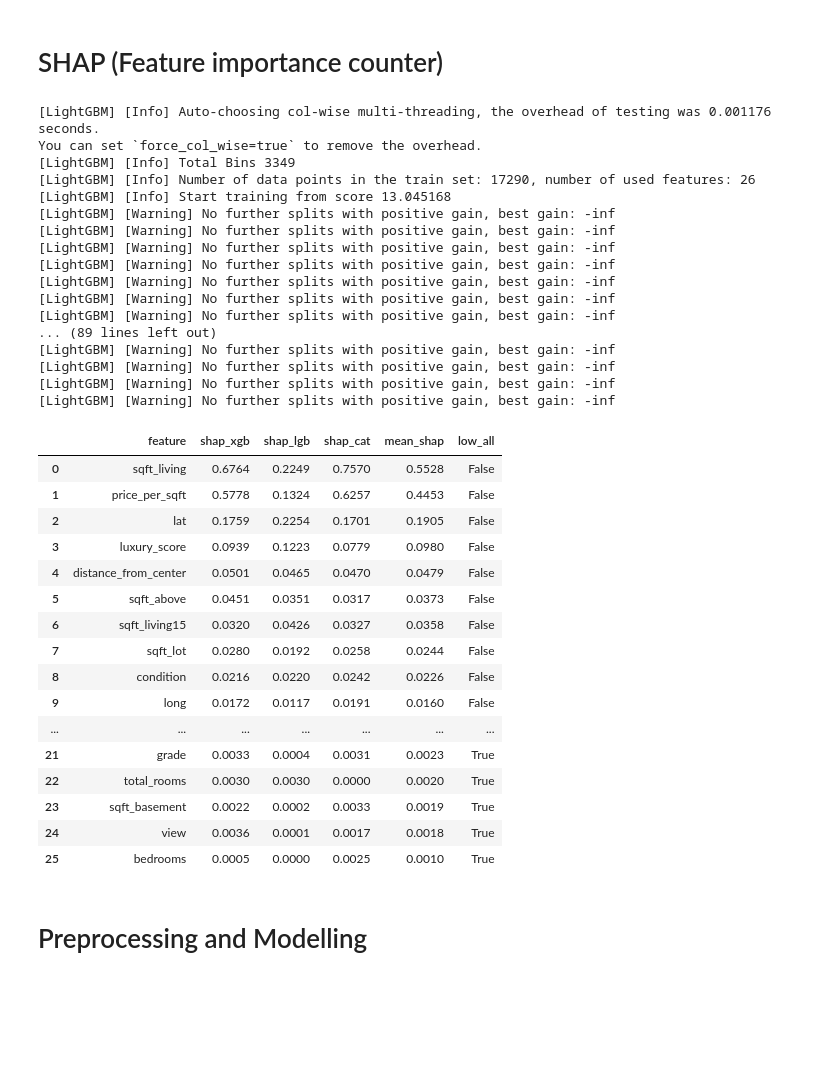
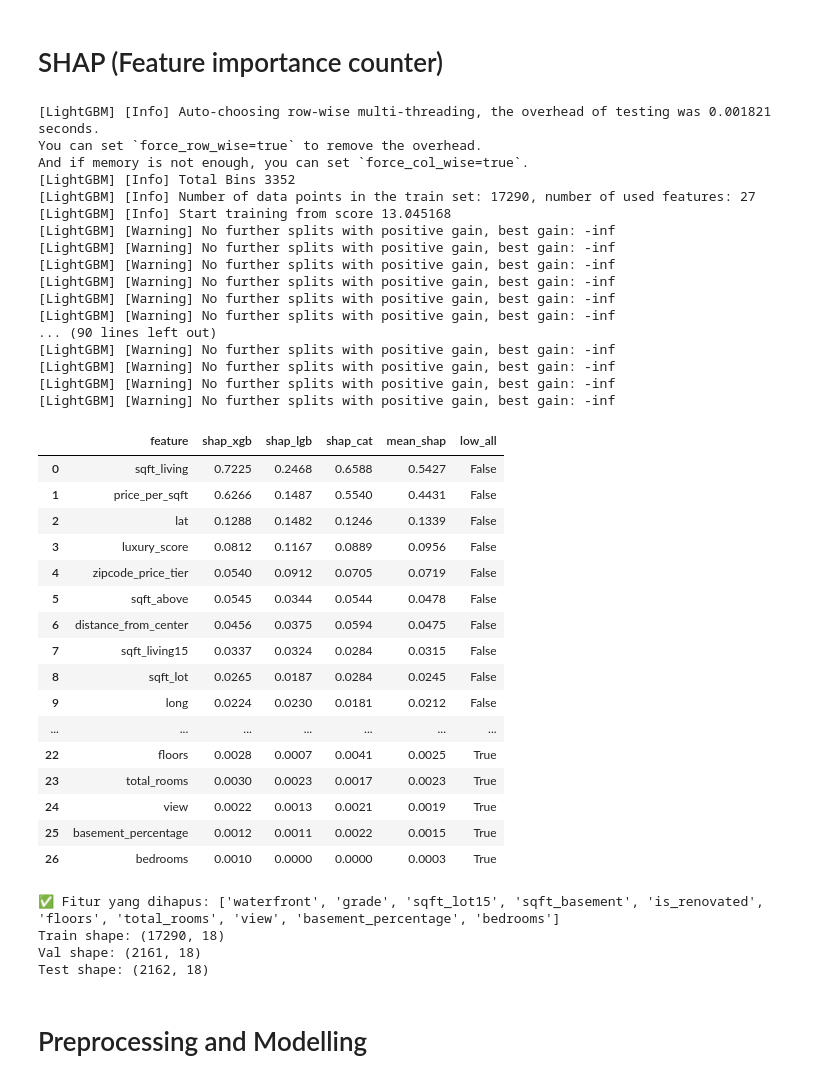
Before and after one commit to michaelwijaya2509/House-Price-Prediction---Data-Analytics, a Jupyter notebook: HousePricePrediction.ipynb, the cells around one changed output. Saved outputs shown, nothing was run; the diff lists cells and outputs as text; code cells hidden in the pictures; blank space fills up the shorter version.

```diff
--- a/HousePricePrediction.ipynb
+++ b/HousePricePrediction.ipynb
@@ -522,6 +524,19 @@ print(train_df.head(10))
 7 13.553         5      2.250       57.619     9.483   1.000           0     2          4      9        1900           1420      1964    98028 47.759 -122.269         53.104       9.483  2015          ...
 8 13.430         3      1.750       41.952     9.036   1.000           0     0          4      8        1460            300      1960    98136 47.535 -122.390         44.497       9.036  2014          ...
 9 12.590         3      2.500       40.125     8.522   2.000           0     0          3      7        1610              0      2004    98038 47.383 -122.043         42.308       8.221  2015          ...
+# %%
+#Encoding for zipcode price tier
+
+# Definisikan urutan tier
+tier_order = [['low', 'medium', 'high']]
+
+# Inisialisasi encoder
+encoder = OrdinalEncoder(categories=tier_order)
+
+# Terapkan ke ketiga dataset
+train_df['zipcode_price_tier'] = encoder.fit_transform(train_df[['zipcode_price_tier']])
+val_df['zipcode_price_tier'] = encoder.transform(val_df[['zipcode_price_tier']])
+test_df['zipcode_price_tier'] = encoder.transform(test_df[['zipcode_price_tier']])
 # %% [markdown]
 <h1>SHAP (Feature importance counter)
 # %%
@@ -541,7 +556,7 @@ def compute_shap_importance(model, X, model_name):
     return shap_df
 
 # Define dataset inputs
-exclude_cols = ['price', 'zipcode_price_tier']
+exclude_cols = ['price']
 feature_cols = [col for col in train_df.columns if col not in exclude_cols and train_df[col].dtype != 'object']
 
 X_train = train_df[feature_cols]
@@ -568,54 +583,73 @@ shap_all["mean_shap"] = shap_all[[f"shap_xgb", f"shap_lgb", f"shap_cat"]].mean(a
 # Determine low-importance features (e.g. mean SHAP < 0.01 on all models)
 shap_all["low_all"] = (
     (shap_all["shap_xgb"] < 0.01) &
     (shap_all["shap_lgb"] < 0.01) &
     (shap_all["shap_cat"] < 0.01)
 )
 
 # Urutkan untuk ditampilkan
 shap_all = shap_all.sort_values(by="mean_shap", ascending=False).reset_index(drop=True)
 
 # Tampilkan tabel interaktif rapi di Jupyter
 shap_all.style.background_gradient(cmap="YlGnBu").format({
     'shap_xgb': '{:.4f}',
     'shap_lgb': '{:.4f}',
     'shap_cat': '{:.4f}',
     'mean_shap': '{:.4f}'
 })
 # %% [output]
-[LightGBM] [Info] Auto-choosing col-wise multi-threading, the overhead of testing was 0.001176 seconds.
-You can set `force_col_wise=true` to remove the overhead.
-[LightGBM] [Info] Total Bins 3349
-[LightGBM] [Info] Number of data points in the train set: 17290, number of used features: 26
+[LightGBM] [Info] Auto-choosing row-wise multi-threading, the overhead of testing was 0.001821 seconds.
+You can set `force_row_wise=true` to remove the overhead.
+And if memory is not enough, you can set `force_col_wise=true`.
+[LightGBM] [Info] Total Bins 3352
+[LightGBM] [Info] Number of data points in the train set: 17290, number of used features: 27
 [LightGBM] [Info] Start training from score 13.045168
 [LightGBM] [Warning] No further splits with positive gain, best gain: -inf
 [LightGBM] [Warning] No further splits with positive gain, best gain: -inf
 [LightGBM] [Warning] No further splits with positive gain, best gain: -inf
 [LightGBM] [Warning] No further splits with positive gain, best gain: -inf
 [LightGBM] [Warning] No further splits with positive gain, best gain: -inf
 [LightGBM] [Warning] No further splits with positive gain, best gain: -inf
-[LightGBM] [Warning] No further splits with positive gain, best gain: -inf
-... (89 lines left out)
+... (90 lines left out)
 [LightGBM] [Warning] No further splits with positive gain, best gain: -inf
 [LightGBM] [Warning] No further splits with positive gain, best gain: -inf
 [LightGBM] [Warning] No further splits with positive gain, best gain: -inf
 [LightGBM] [Warning] No further splits with positive gain, best gain: -inf
 |  | feature | shap_xgb | shap_lgb | shap_cat | mean_shap | low_all |
-| 0 | sqft_living | 0.6764 | 0.2249 | 0.7570 | 0.5528 | False |
-| 1 | price_per_sqft | 0.5778 | 0.1324 | 0.6257 | 0.4453 | False |
-| 2 | lat | 0.1759 | 0.2254 | 0.1701 | 0.1905 | False |
-| 3 | luxury_score | 0.0939 | 0.1223 | 0.0779 | 0.0980 | False |
-| 4 | distance_from_center | 0.0501 | 0.0465 | 0.0470 | 0.0479 | False |
-| 5 | sqft_above | 0.0451 | 0.0351 | 0.0317 | 0.0373 | False |
-| 6 | sqft_living15 | 0.0320 | 0.0426 | 0.0327 | 0.0358 | False |
-| 7 | sqft_lot | 0.0280 | 0.0192 | 0.0258 | 0.0244 | False |
-| 8 | condition | 0.0216 | 0.0220 | 0.0242 | 0.0226 | False |
-| 9 | long | 0.0172 | 0.0117 | 0.0191 | 0.0160 | False |
+| 0 | sqft_living | 0.7225 | 0.2468 | 0.6588 | 0.5427 | False |
+| 1 | price_per_sqft | 0.6266 | 0.1487 | 0.5540 | 0.4431 | False |
+| 2 | lat | 0.1288 | 0.1482 | 0.1246 | 0.1339 | False |
+| 3 | luxury_score | 0.0812 | 0.1167 | 0.0889 | 0.0956 | False |
+| 4 | zipcode_price_tier | 0.0540 | 0.0912 | 0.0705 | 0.0719 | False |
+| 5 | sqft_above | 0.0545 | 0.0344 | 0.0544 | 0.0478 | False |
+| 6 | distance_from_center | 0.0456 | 0.0375 | 0.0594 | 0.0475 | False |
+| 7 | sqft_living15 | 0.0337 | 0.0324 | 0.0284 | 0.0315 | False |
+| 8 | sqft_lot | 0.0265 | 0.0187 | 0.0284 | 0.0245 | False |
+| 9 | long | 0.0224 | 0.0230 | 0.0181 | 0.0212 | False |
 | ... | ... | ... | ... | ... | ... | ... |
-| 21 | grade | 0.0033 | 0.0004 | 0.0031 | 0.0023 | True |
-| 22 | total_rooms | 0.0030 | 0.0030 | 0.0000 | 0.0020 | True |
-| 23 | sqft_basement | 0.0022 | 0.0002 | 0.0033 | 0.0019 | True |
-| 24 | view | 0.0036 | 0.0001 | 0.0017 | 0.0018 | True |
-| 25 | bedrooms | 0.0005 | 0.0000 | 0.0025 | 0.0010 | True |
+| 22 | floors | 0.0028 | 0.0007 | 0.0041 | 0.0025 | True |
+| 23 | total_rooms | 0.0030 | 0.0023 | 0.0017 | 0.0023 | True |
+| 24 | view | 0.0022 | 0.0013 | 0.0021 | 0.0019 | True |
+| 25 | basement_percentage | 0.0012 | 0.0011 | 0.0022 | 0.0015 | True |
+| 26 | bedrooms | 0.0010 | 0.0000 | 0.0000 | 0.0003 | True |
+# %%
+# 1. Ambil daftar fitur yang ingin dihapus
+features_to_drop = shap_all[shap_all["low_all"] == True]["feature"].tolist()
+
+# 2. Drop fitur tersebut dari semua split data
+train_df_cleaned = train_df.drop(columns=features_to_drop, errors='ignore')
+val_df_cleaned = val_df.drop(columns=features_to_drop, errors='ignore')
+test_df_cleaned = test_df.drop(columns=features_to_drop, errors='ignore')
+
+# 3. Optional: Cetak konfirmasi
+print("✅ Fitur yang dihapus:", features_to_drop)
+print("Train shape:", train_df_cleaned.shape)
+print("Val shape:", val_df_cleaned.shape)
+print("Test shape:", test_df_cleaned.shape)
+# %% [output]
+✅ Fitur yang dihapus: ['waterfront', 'grade', 'sqft_lot15', 'sqft_basement', 'is_renovated', 'floors', 'total_rooms', 'view', 'basement_percentage', 'bedrooms']
+Train shape: (17290, 18)
+Val shape: (2161, 18)
+Test shape: (2162, 18)
 # %% [markdown]
 <h1>Preprocessing and Modelling
```
Also changed, not shown: parts of 18 cells of this notebook.
